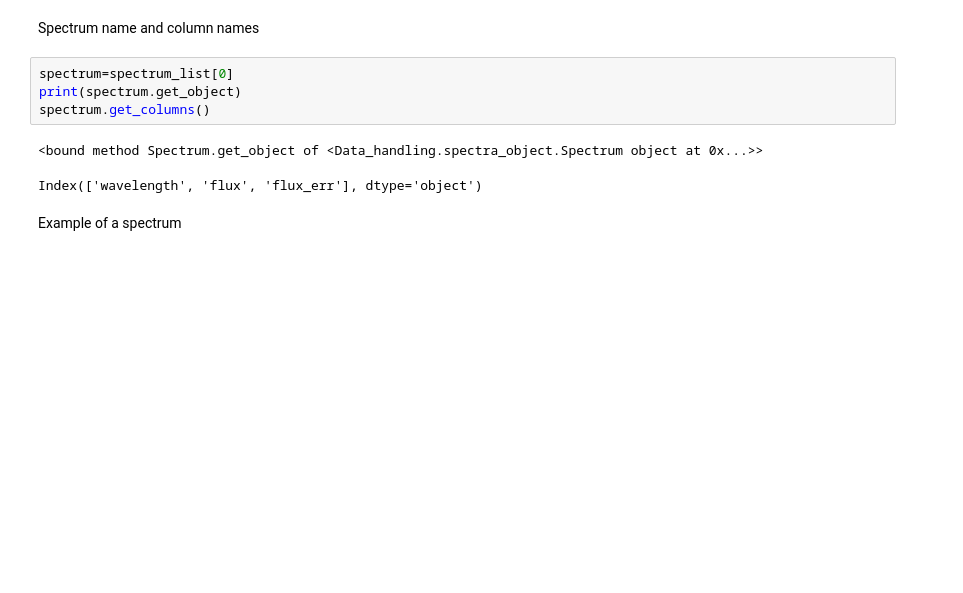
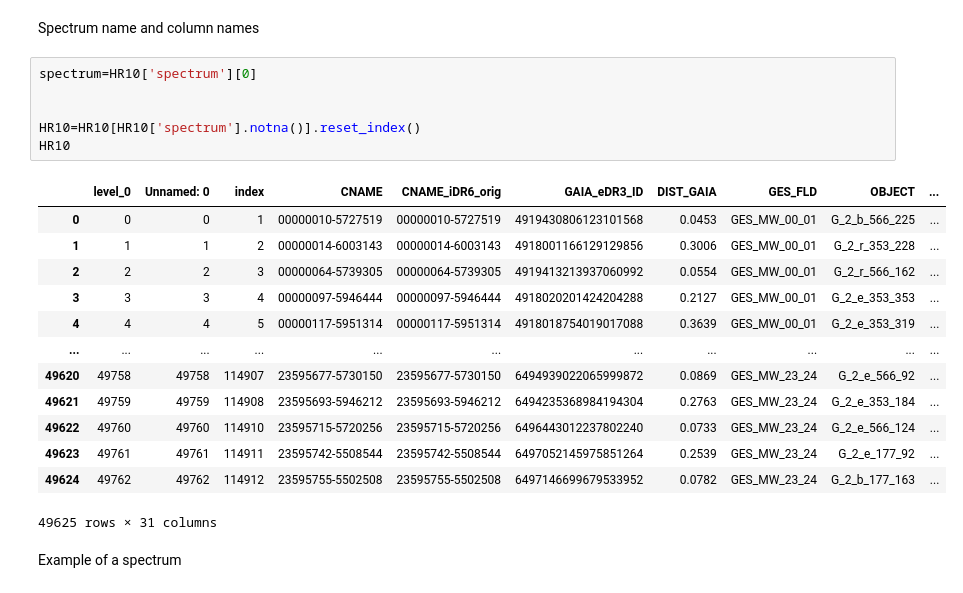
Before and after one commit to ocallam6/GES, a Jupyter notebook: Analysis/hr10_pca.ipynb, the cells around one changed output. Cells and saved outputs as stored; diff of their text form; blank space fills up the shorter version.

```diff
--- a/Analysis/hr10_pca.ipynb
+++ b/Analysis/hr10_pca.ipynb
@@ -86,13 +53,26 @@ Some of the parameters have been included in the above
 # 1.2 Example of a spectra
 # %% [markdown]
 Spectrum name and column names
-# %%
-spectrum=spectrum_list[0]
-print(spectrum.get_object)
-spectrum.get_columns()
-# %% [output]
-<bound method Spectrum.get_object of <Data_handling.spectra_object.Spectrum object at 0x...>>
-Index(['wavelength', 'flux', 'flux_err'], dtype='object')
+# %%
+spectrum=HR10['spectrum'][0]
+
+
+HR10=HR10[HR10['spectrum'].notna()].reset_index()
+HR10
+# %% [output]
+|  | level_0 | Unnamed: 0 | index | CNAME | CNAME_iDR6_orig | GAIA_eDR3_ID | DIST_GAIA | GES_FLD | OBJECT | ... |
+| 0 | 0 | 0 | 1 | 00000010-5727519 | 00000010-5727519 | 4919430806123101568 | 0.0453 | GES_MW_00_01 | G_2_b_566_225 | ... |
+| 1 | 1 | 1 | 2 | 00000014-6003143 | 00000014-6003143 | 4918001166129129856 | 0.3006 | GES_MW_00_01 | G_2_r_353_228 | ... |
+| 2 | 2 | 2 | 3 | 00000064-5739305 | 00000064-5739305 | 4919413213937060992 | 0.0554 | GES_MW_00_01 | G_2_r_566_162 | ... |
+| 3 | 3 | 3 | 4 | 00000097-5946444 | 00000097-5946444 | 4918020201424204288 | 0.2127 | GES_MW_00_01 | G_2_e_353_353 | ... |
+| 4 | 4 | 4 | 5 | 00000117-5951314 | 00000117-5951314 | 4918018754019017088 | 0.3639 | GES_MW_00_01 | G_2_e_353_319 | ... |
+| ... | ... | ... | ... | ... | ... | ... | ... | ... | ... | ... |
+| 49620 | 49758 | 49758 | 114907 | 23595677-5730150 | 23595677-5730150 | 6494939022065999872 | 0.0869 | GES_MW_23_24 | G_2_e_566_92 | ... |
+| 49621 | 49759 | 49759 | 114908 | 23595693-5946212 | 23595693-5946212 | 6494235368984194304 | 0.2763 | GES_MW_23_24 | G_2_e_353_184 | ... |
+| 49622 | 49760 | 49760 | 114910 | 23595715-5720256 | 23595715-5720256 | 6496443012237802240 | 0.0733 | GES_MW_23_24 | G_2_e_566_124 | ... |
+| 49623 | 49761 | 49761 | 114911 | 23595742-5508544 | 23595742-5508544 | 6497052145975851264 | 0.2539 | GES_MW_23_24 | G_2_e_177_92 | ... |
+| 49624 | 49762 | 49762 | 114912 | 23595755-5502508 | 23595755-5502508 | 6497146699679533952 | 0.0782 | GES_MW_23_24 | G_2_b_177_163 | ... |
+49625 rows × 31 columns
 # %% [markdown]
 Example of a spectrum
 # %% [markdown]
```
Also changed, not shown: parts of 26 cells of this notebook, 4 other files.
